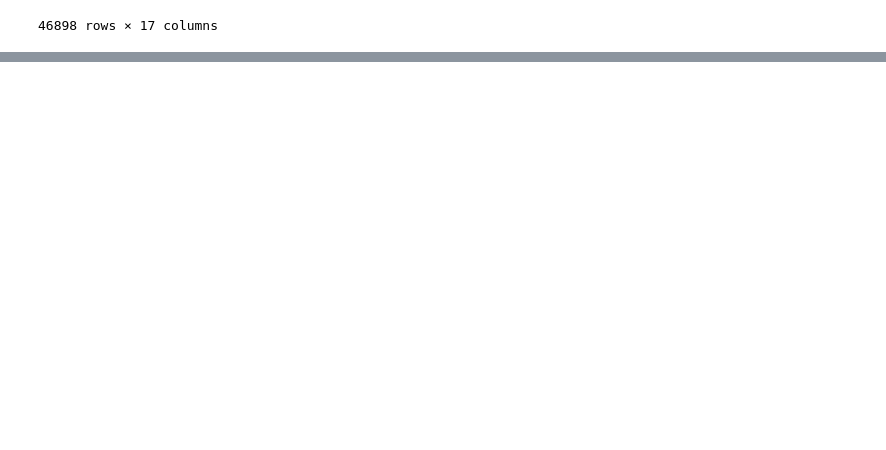
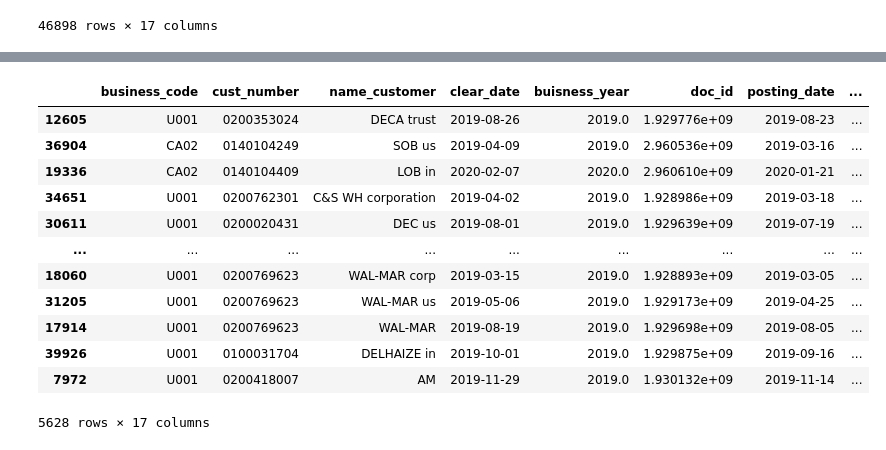
Before and after one commit to Niyati-Sinha/Machine-Learning-Predict-Customer-Delay-By-Analysing-Previous-Data-Records, a Jupyter notebook: DARTH_VANDER_1805501.ipynb, the cells around one changed output, grey strips where cells are left out. Cells and saved outputs as stored; diff of their text form; code cells hidden in the pictures; blank space fills up the shorter version.

```diff
--- a/DARTH_VANDER_1805501.ipynb
+++ b/DARTH_VANDER_1805501.ipynb
@@ -426,3 +426,6 @@ df
 | 29403 | U001 | 0200759878 | SA associates | 2020-03-13 | 2020.0 | 1.930572e+09 | 2020-02-27 | ... |
 | 7260 | U001 | 0200759878 | SA systems | 2020-03-13 | 2020.0 | 1.930570e+09 | 2020-02-27 | ... |
 46898 rows × 17 columns
+# %%
+from sklearn.model_selection import train_test_split
+train, validation1 = train_test_split(df, test_size=0.12)
@@ -428,0 +448,16 @@ df
+# %%
+validation1
+# %% [output]
+|  | business_code | cust_number | name_customer | clear_date | buisness_year | doc_id | posting_date | ... |
+| 12605 | U001 | 0200353024 | DECA trust | 2019-08-26 | 2019.0 | 1.929776e+09 | 2019-08-23 | ... |
+| 36904 | CA02 | 0140104249 | SOB us | 2019-04-09 | 2019.0 | 2.960536e+09 | 2019-03-16 | ... |
+| 19336 | CA02 | 0140104409 | LOB in | 2020-02-07 | 2020.0 | 2.960610e+09 | 2020-01-21 | ... |
+| 34651 | U001 | 0200762301 | C&S WH corporation | 2019-04-02 | 2019.0 | 1.928986e+09 | 2019-03-18 | ... |
+| 30611 | U001 | 0200020431 | DEC us | 2019-08-01 | 2019.0 | 1.929639e+09 | 2019-07-19 | ... |
+| ... | ... | ... | ... | ... | ... | ... | ... | ... |
+| 18060 | U001 | 0200769623 | WAL-MAR corp | 2019-03-15 | 2019.0 | 1.928893e+09 | 2019-03-05 | ... |
+| 31205 | U001 | 0200769623 | WAL-MAR us | 2019-05-06 | 2019.0 | 1.929173e+09 | 2019-04-25 | ... |
+| 17914 | U001 | 0200769623 | WAL-MAR | 2019-08-19 | 2019.0 | 1.929698e+09 | 2019-08-05 | ... |
+| 39926 | U001 | 0100031704 | DELHAIZE in | 2019-10-01 | 2019.0 | 1.929875e+09 | 2019-09-16 | ... |
+| 7972 | U001 | 0200418007 | AM | 2019-11-29 | 2019.0 | 1.930132e+09 | 2019-11-14 | ... |
+5628 rows × 17 columns
```
Also changed, not shown: parts of 7 cells of this notebook.
